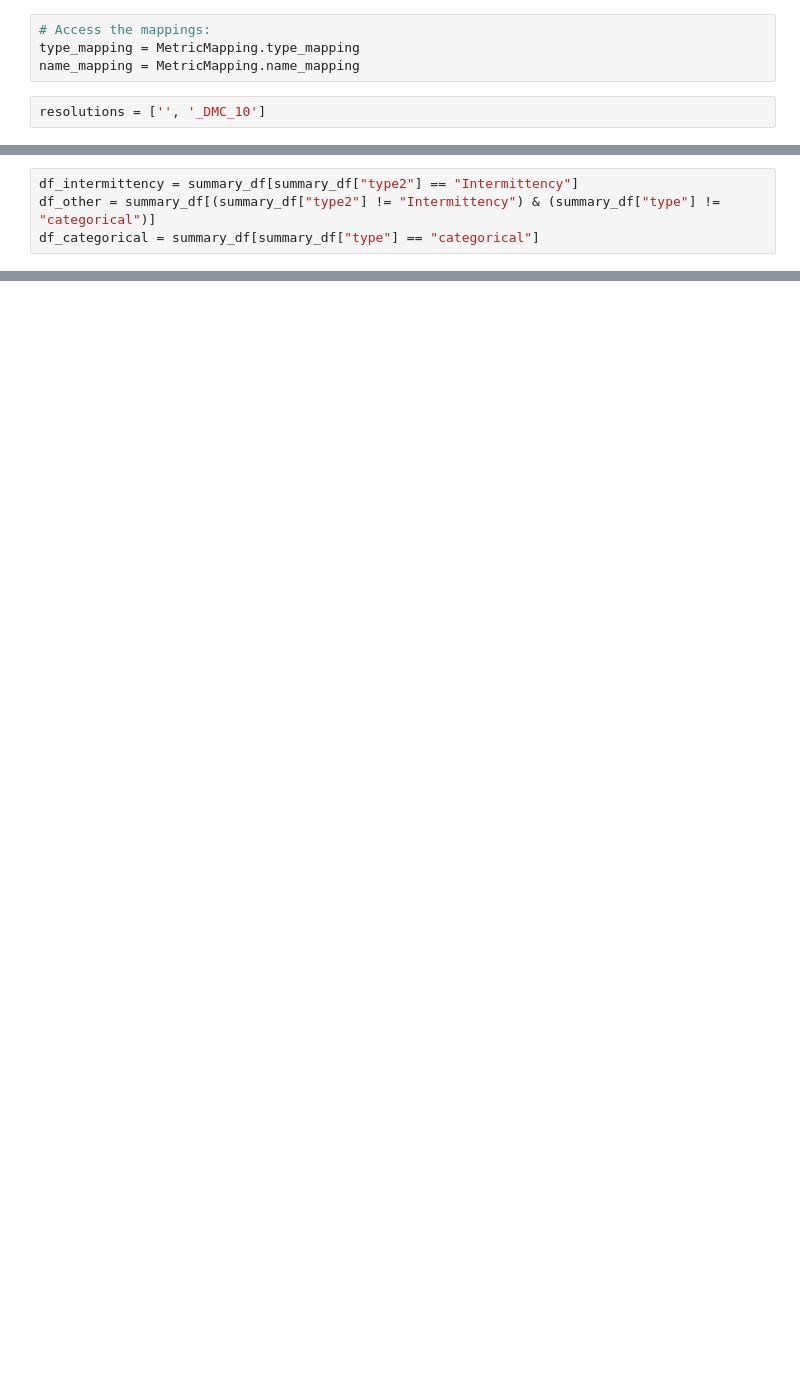
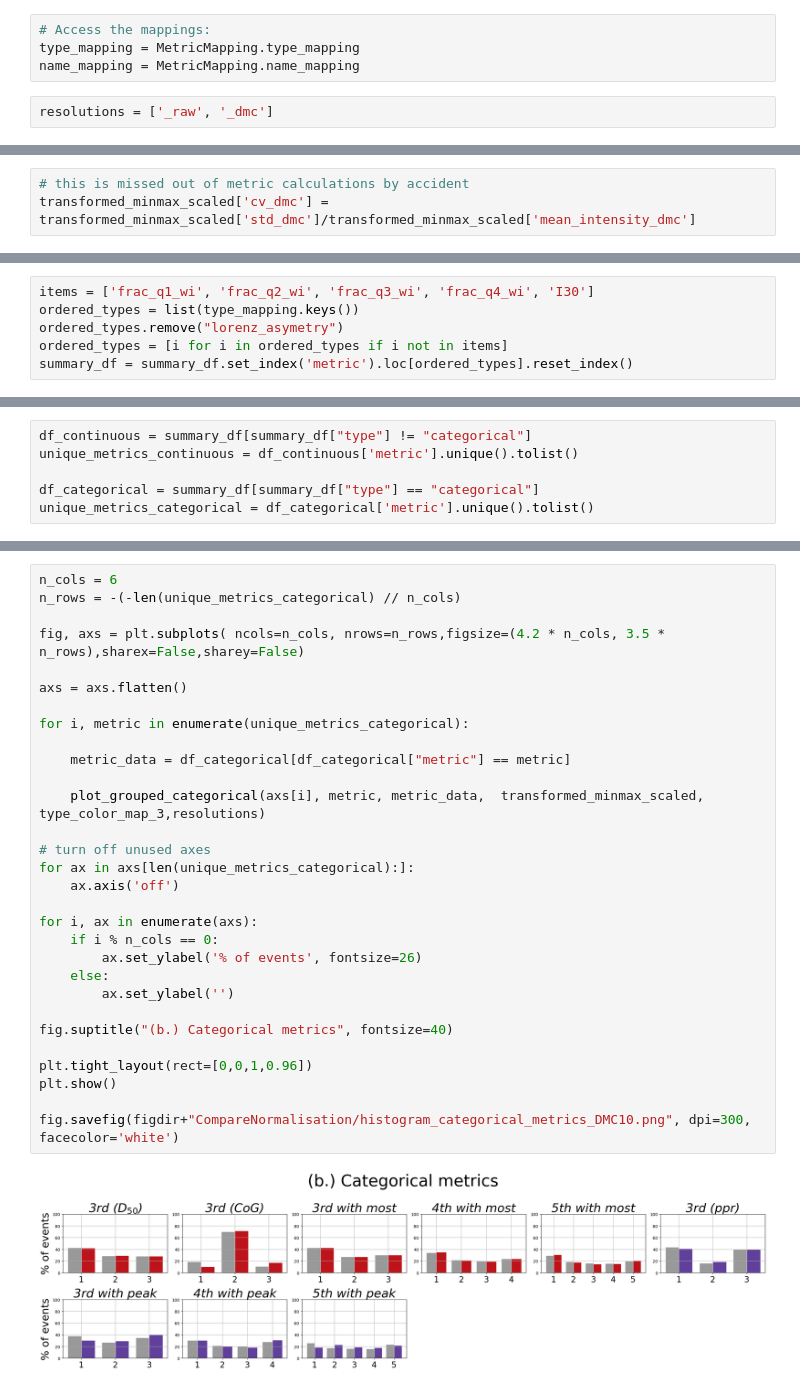
Before and after one commit to masher92/MetricEvaluation, a Jupyter notebook: 4. CompareNormalisation/ByMetricHistogram-DMCs.ipynb, the cells around one changed output, grey strips where cells are left out. Cells and saved outputs as stored; diff of their text form; blank space fills up the shorter version.

```diff
--- a/4. CompareNormalisation/ByMetricHistogram-DMCs.ipynb
+++ b/4. CompareNormalisation/ByMetricHistogram-DMCs.ipynb
@@ -12,5 +15,5 @@ import seaborn as sns
 type_mapping = MetricMapping.type_mapping
 name_mapping = MetricMapping.name_mapping
 # %%
-resolutions = ['', '_DMC_10']
+resolutions = ['_raw', '_dmc']
 # %%
@@ -41,0 +34,3 @@ continuous_metrics = [metric for metric in column_names if metric not in categor
+# %%
+# this is missed out of metric calculations by accident
+transformed_minmax_scaled['cv_dmc'] = transformed_minmax_scaled['std_dmc']/transformed_minmax_scaled['mean_intensity_dmc']
@@ -53,0 +64,6 @@ summary_df = summary_df.sort_values(
+# %%
+items = ['frac_q1_wi', 'frac_q2_wi', 'frac_q3_wi', 'frac_q4_wi', 'I30']
+ordered_types = list(type_mapping.keys())
+ordered_types.remove("lorenz_asymetry")
+ordered_types = [i for i in ordered_types if i not in items]
+summary_df = summary_df.set_index('metric').loc[ordered_types].reset_index()
@@ -54,4 +72,6 @@ summary_df = summary_df.sort_values(
 # %%
-df_intermittency = summary_df[summary_df["type2"] == "Intermittency"]
-df_other = summary_df[(summary_df["type2"] != "Intermittency") & (summary_df["type"] != "categorical")]
+df_continuous = summary_df[summary_df["type"] != "categorical"]
+unique_metrics_continuous = df_continuous['metric'].unique().tolist()
+
 df_categorical = summary_df[summary_df["type"] == "categorical"]
+unique_metrics_categorical = df_categorical['metric'].unique().tolist()
@@ -231,0 +124,32 @@ canvas.save("../Figures/metrics_combined_histograms_DMC_10.png", dpi=(300, 300))
+# %%
+n_cols = 6
+n_rows = -(-len(unique_metrics_categorical) // n_cols)
+
+fig, axs = plt.subplots( ncols=n_cols, nrows=n_rows,figsize=(4.2 * n_cols, 3.5 * n_rows),sharex=False,sharey=False)
+
+axs = axs.flatten()
+
+for i, metric in enumerate(unique_metrics_categorical):
+
+    metric_data = df_categorical[df_categorical["metric"] == metric]
+
+    plot_grouped_categorical(axs[i], metric, metric_data,  transformed_minmax_scaled, type_color_map_3,resolutions)
+
+# turn off unused axes
+for ax in axs[len(unique_metrics_categorical):]:
+    ax.axis('off')
+
+for i, ax in enumerate(axs):
+    if i % n_cols == 0:
+        ax.set_ylabel('% of events', fontsize=26)
+    else:
+        ax.set_ylabel('')
+
+fig.suptitle("(b.) Categorical metrics", fontsize=40)
+
+plt.tight_layout(rect=[0,0,1,0.96])
+plt.show()
+
+fig.savefig(figdir+"CompareNormalisation/histogram_categorical_metrics_DMC10.png", dpi=300, facecolor='white')
+# %% [output]
+[figure, added]
```
Also changed, not shown: parts of 15 cells of this notebook, 16 other files.
